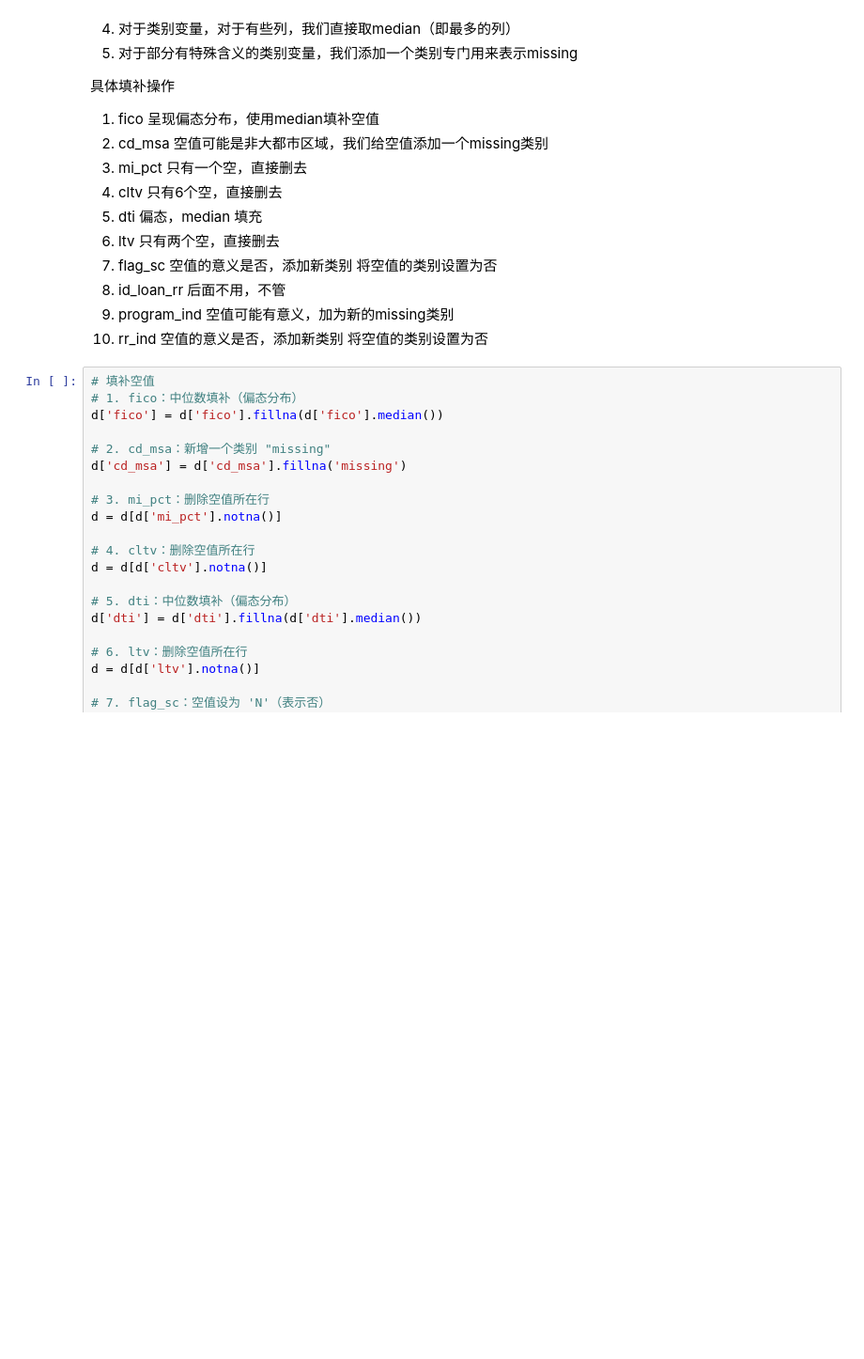
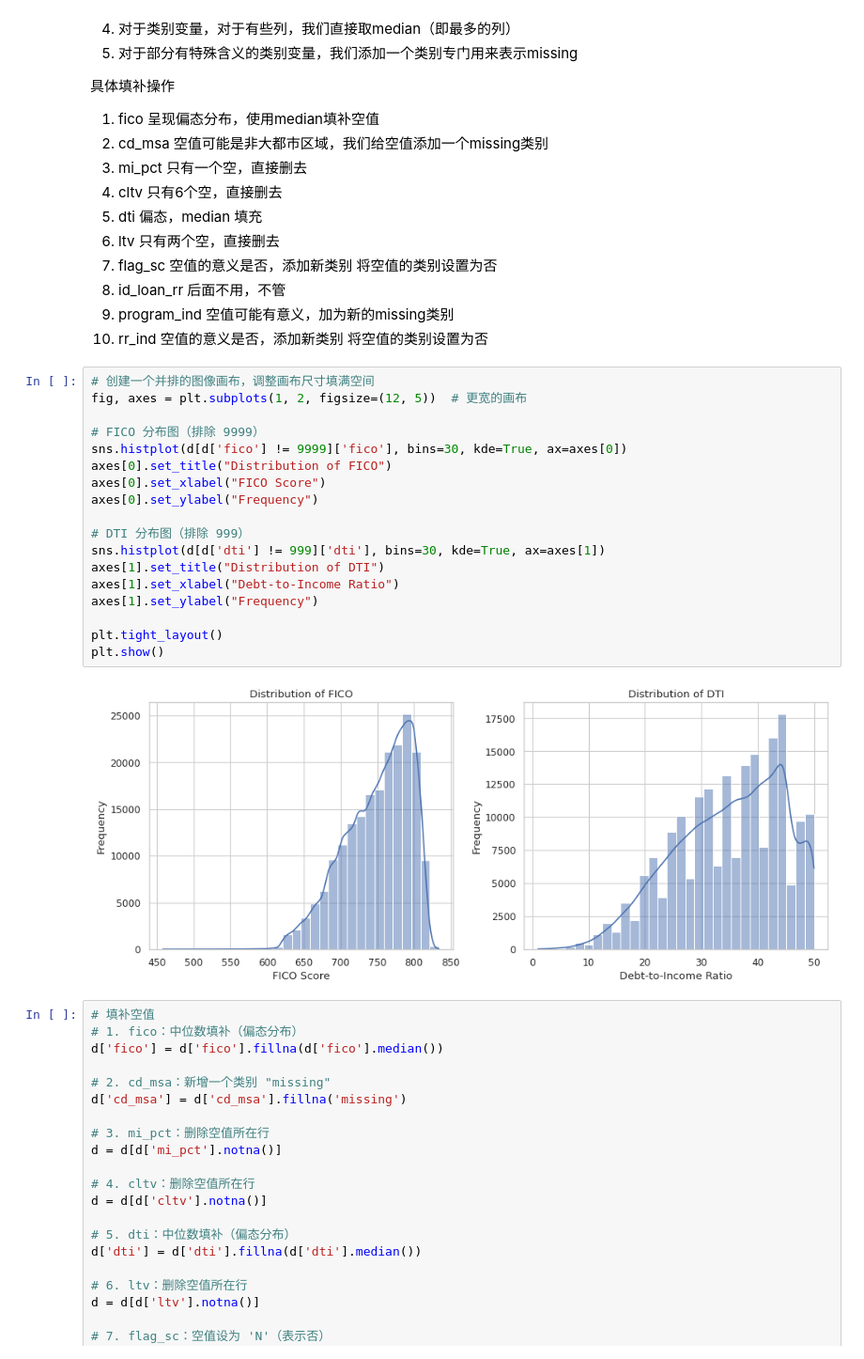
Before and after one commit to ormykingdown/MLP2, a Jupyter notebook: project2.ipynb, the cells around one changed output. Shown: that part at 94% size. Saved outputs shown, nothing was run; the diff lists cells and outputs as text; blank space fills up the shorter version.

```diff
--- a/project2.ipynb
+++ b/project2.ipynb
@@ -145,6 +231,26 @@ plt.show()
 8. id_loan_rr 后面不用，不管
 9. program_ind 空值可能有意义，加为新的missing类别
 10. rr_ind 空值的意义是否，添加新类别 将空值的类别设置为否
+# %%
+# 创建一个并排的图像画布，调整画布尺寸填满空间
+fig, axes = plt.subplots(1, 2, figsize=(12, 5))  # 更宽的画布
+
+# FICO 分布图（排除 9999）
+sns.histplot(d[d['fico'] != 9999]['fico'], bins=30, kde=True, ax=axes[0])
+axes[0].set_title("Distribution of FICO")
+axes[0].set_xlabel("FICO Score")
+axes[0].set_ylabel("Frequency")
+
+# DTI 分布图（排除 999）
+sns.histplot(d[d['dti'] != 999]['dti'], bins=30, kde=True, ax=axes[1])
+axes[1].set_title("Distribution of DTI")
+axes[1].set_xlabel("Debt-to-Income Ratio")
+axes[1].set_ylabel("Frequency")
+
+plt.tight_layout()
+plt.show()
+# %% [output]
+[figure, added]
 # %%
 # 填补空值
 # 1. fico：中位数填补（偏态分布）
```
Also changed, not shown: parts of 6 cells of this notebook.
